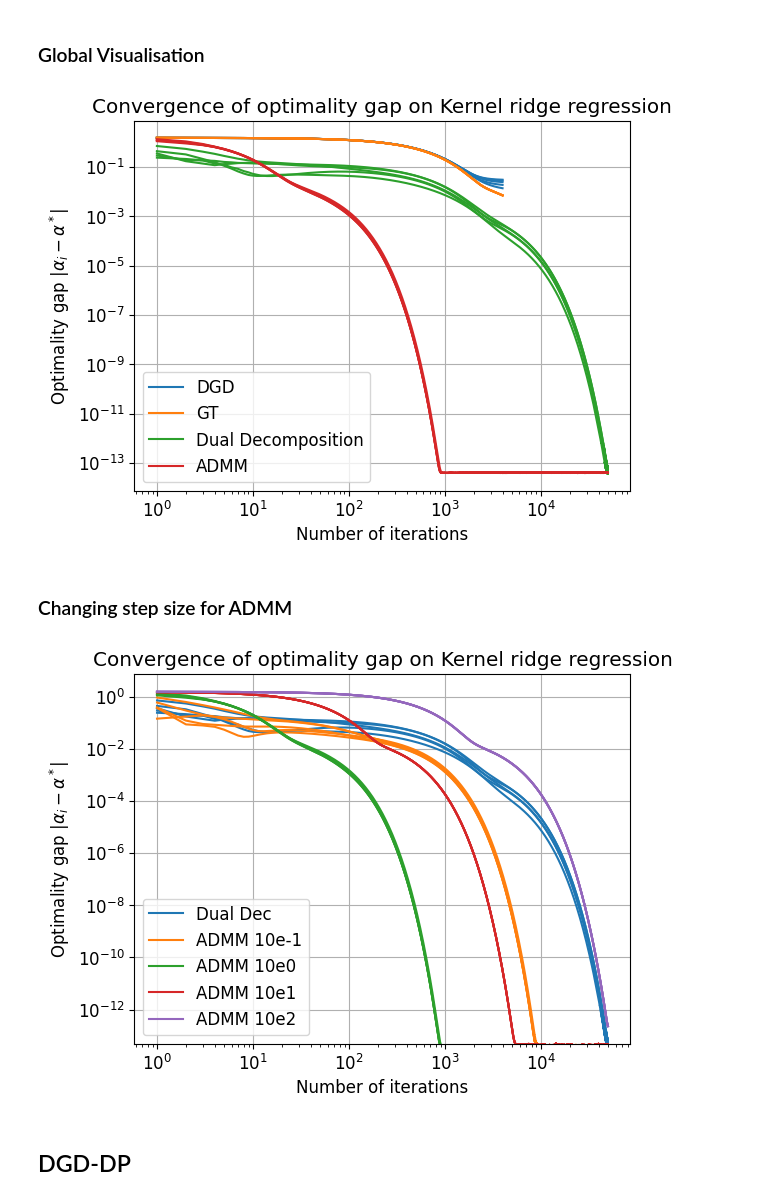
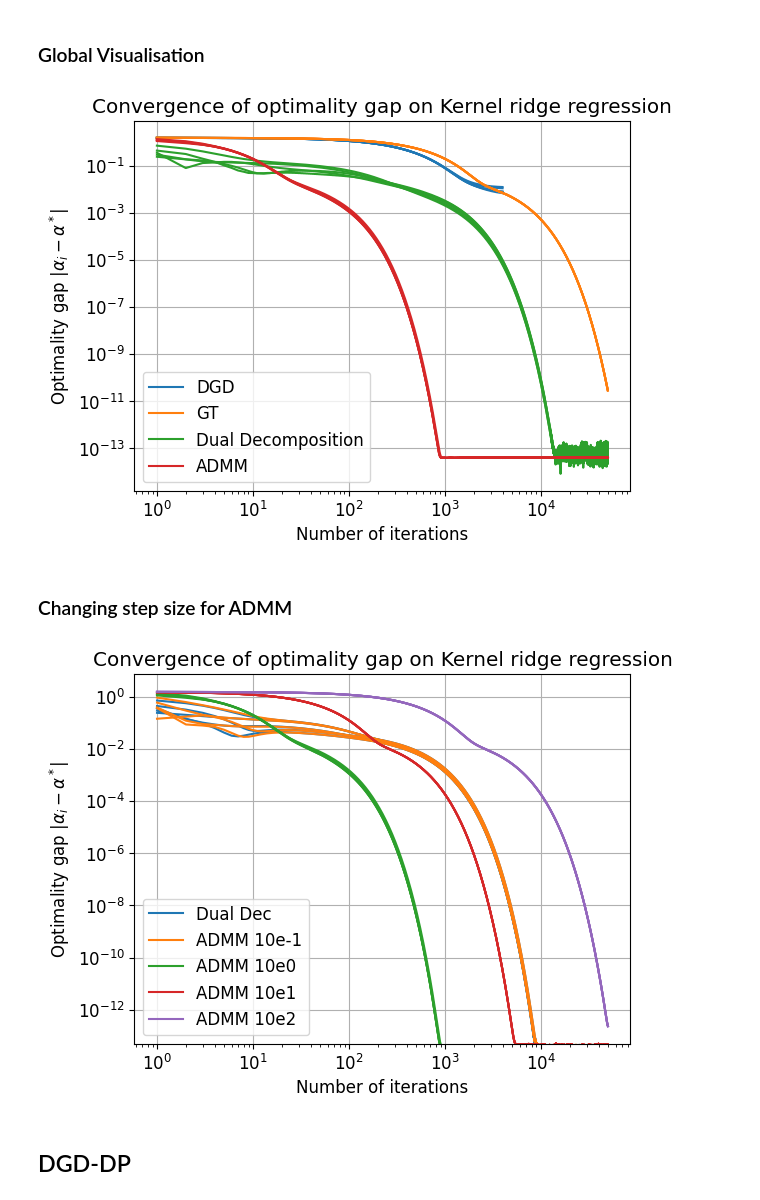
Before and after one commit to Loris-Manganelli/projet-cooperative-optimisation, a Jupyter notebook: Notebook.ipynb, the cells around one changed output. Drawn from its saved outputs; the diff is of its cells as text; code cells hidden in the pictures.

```diff
--- a/Notebook.ipynb
+++ b/Notebook.ipynb
@@ -27,7 +27,8 @@ a = 5 # number of agents
 A_fully_connected = np.ones([a,a])-np.eye(a) #adjency matrix
 A_line = np.array([[0, 1, 0, 0, 0], [1, 0, 1, 0, 0], [0, 1, 0, 1, 0], [0, 0, 1, 0, 1], [0, 0, 0, 1, 0]])
 A_small_world = np.array([[0, 1, 0, 0, 1], [1, 0, 1, 0, 0], [0, 1, 0, 1, 0], [0, 0, 1, 0, 1], [1, 0, 0, 1, 0]])
-W = construct_W(A_line)
+A_non_trivial=A = np.array([[0, 1, 1, 0, 0],[1, 0, 1, 1, 0],[1, 1, 0, 0, 1],[0, 1, 0, 0, 1],[0, 0, 1, 1, 0]])
+W = construct_W(A_fully_connected)
 # %%
 ## DATA PREPARATION
 x = x[:num_points]
@@ -92,7 +93,7 @@ make_gap_graph(alpha, alphaDict_DGD, pdf=False)
 # Initialization and parameters of Gradient Tracking
 alpha_0 = np.zeros((a,m)) # Initialization of the local variables for each agent
 n_iter = 20000
-step_size = 0.002
+step_size = 0.003
 # %%
 alpha_gt = GT(alpha_0, K_a, K_mm, y_a, W, sigma=0.5, nu=1.0, max_iter=n_iter, lr=step_size)
 make_gap_graph(alpha, {'GT': alpha_gt},pdf=False)
@@ -132,10 +133,10 @@ Fichiers 'plot_background_DGD_GT.pdf' et 'DGD_GT.tex' générés.
 ### Dual decomposition (peer to peer)
 # %%
 # Intialization
-A = A_line
+A = A_fully_connected
 multipliers_0 = np.zeros([int(np.sum(A)/2),m]) # Initialization of the multipliers for dual decomposition
 n_iter = 50000
-step_size = 0.1
+step_size = 0.05
 # %%
 alpha_dualdecomp, multipliers = dual_decomposition(multipliers_0, K_a, K_mm, y_a, A, sigma=0.5, nu=1.0, max_iter=n_iter, lr=step_size)
 make_gap_graph(alpha, {'Dual Decomposition': alpha_dualdecomp},pdf=False,precisionlimit=5e-14)
@@ -184,28 +198,28 @@ alphaDict = {'DGD': alpha_dgd, 'GT': alpha_gt, 'Dual Decomposition': alpha_duald
 #make_reconstruction_graph(x[:num_points],y[:num_points], alpha, alpha_dgd[-1], ind, selection=True, n_iter=n_iter, method_name="DGD", nt=250, agent_index=0)
 make_gap_graph(alpha, alphaDict,pdf=False)
 # %% [output]
-[figure, old version]
+[figure, new version]
 # %% [markdown]
 ### Changing step size for ADMM
 # %%
 # Intialization
-A = np.ones([a,a])- np.eye(a)
+A = A_fully_connected
 multipliers_0 = np.zeros([int(np.sum(A)/2),m]) # Initialization of the multipliers for dual decomposition
 n_iter = 50000
 egalizers_0 = np.zeros((int(np.sum(A)/2),m)) # Initialization of the egalizers for dual decomposition
 step_size = 0.1
 
 alphaDict={"Dual Dec": alpha_dualdecomp}
 
 for i in range (4):
     key = "ADMM 10e" + str(i-1)
     alpha_admm, multipliers_admm = ADMM(multipliers_0, egalizers_0, beta=step_size*10**i, K_a=K_a, K_mm=K_mm, y_a=y_a, A=np.ones([a,a])-np.eye(a), sigma=0.5, nu=1.0, max_iter=n_iter)
     alphaDict[key] = alpha_admm
 
 
 make_gap_graph(alpha, alphaDict,pdf=False,precisionlimit=5e-14)
 # %% [output]
-[figure, old version]
+[figure, new version]
 # %% [markdown]
 ## DGD-DP
 # %%
```
Also changed, not shown: parts of 11 cells of this notebook, 9 other files.
